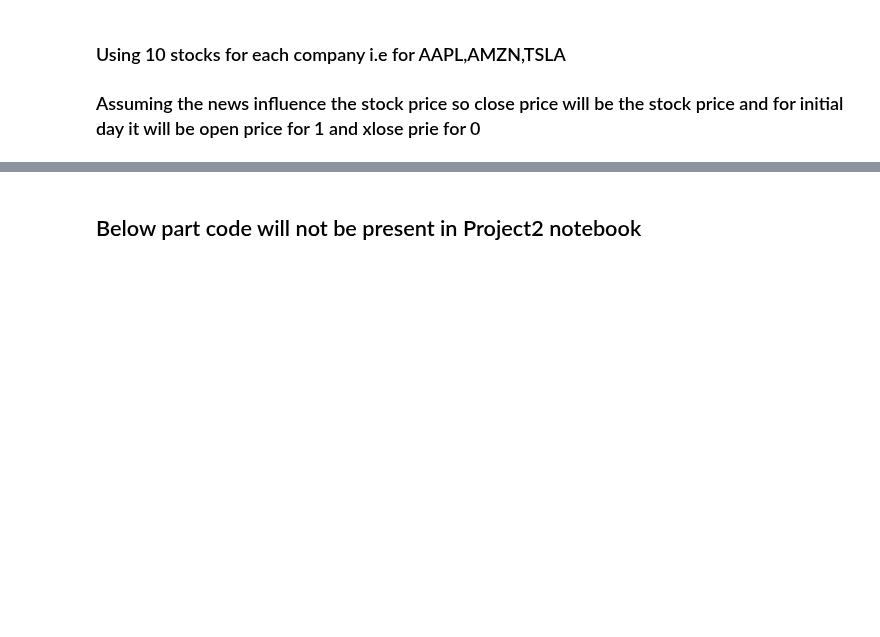
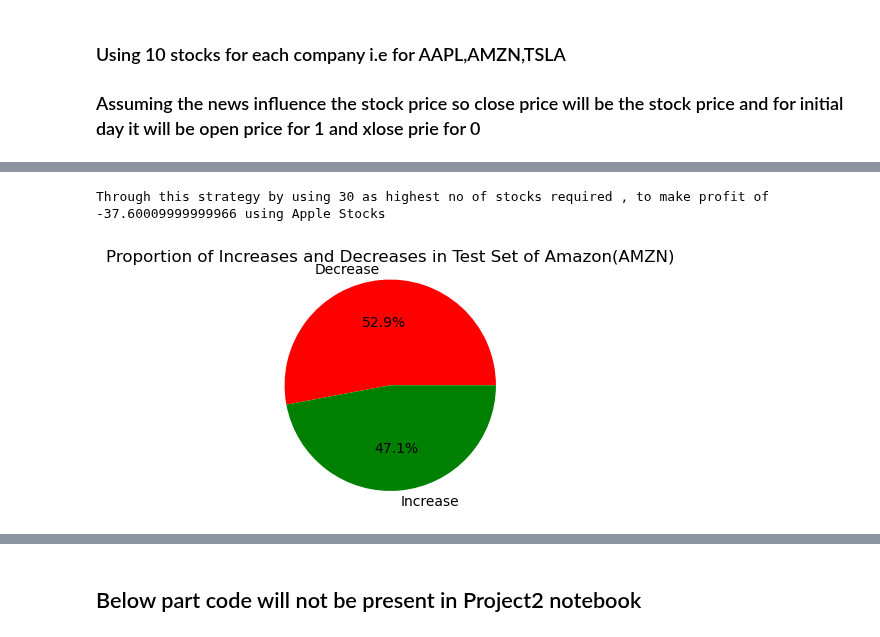
Before and after one commit to 37nomad/Stock-Sentiment-Analysis-Using-Machine-Learning, a Jupyter notebook: Finance_Project/Project2 - Copy.ipynb, the cells around one changed output, grey strips where cells are left out. Cells and saved outputs as stored; diff of their text form; code cells hidden in the pictures; blank space fills up the shorter version.

```diff
--- a/Finance_Project/Project2 - Copy.ipynb
+++ b/Finance_Project/Project2 - Copy.ipynb
@@ -878,0 +990,40 @@ port_df['pred_Label'].sum()
+# %%
+aapl_profit = 0
+stocks = 10
+count_of_1_in_aapl= 5
+first_iteration = True
+high_count_of_stock_in_aapl=0
+returns_aapl=[]
+buy_list=[]
+# sell_list=[]
+for open_price,close_price,pred_label in port_df.iloc[:17,[1,4,10]].values:
+    if first_iteration:
+        if pred_label == 0:
+            aapl_profit -= stocks * close_price
+            buy_list.append(close_price)
+        elif pred_label == 1:
+            aapl_profit -= stocks * open_price
+            buy_list.append(open_price)
+        first_iteration = False
+        continue
+    if stocks>high_count_of_stock_in_aapl:
+        high_count_of_stock_in_aapl=stocks
+    if(pred_label==1 and count_of_1_in_aapl>0):
+        count_of_1_in_aapl-=1
+        if stocks==0:
+            aapl_profit-= (10*open_price)
+            buy_list.append(open_price)
+            stocks+=10
+        elif stocks>0:
+            aapl_profit+=(stocks*close_price)
+            for buy in buy_list:
+                returns_aapl.append((close_price-buy)/(buy))
+            buy_list=[]
+            stocks=0
+    elif(pred_label==0 and count_of_1_in_aapl>0):
+        aapl_profit-=(10*close_price)
+        buy_list.append(close_price)
+        stocks+=10
+print(f"Through this strategy by using {high_count_of_stock_in_aapl} as highest no of stocks required , to make profit of {aapl_profit} using Apple Stocks" )
+# %% [output]
+Through this strategy by using 30 as highest no of stocks required , to make profit of -37.60009999999966 using Apple Stocks
@@ -878,0 +1033,10 @@ port_df['pred_Label'].sum()
+# %%
+counts = port_df.iloc[17:34,[10]].value_counts()
+labels = ['Decrease', 'Increase']
+plt.figure(figsize=(3, 3))
+plt.pie(counts, labels=labels, autopct='%1.1f%%',  colors=['red', 'green'])
+plt.title('Proportion of Increases and Decreases in Test Set of Amazon(AMZN)')
+plt.axis('equal')
+plt.show()
+# %% [output]
+[figure, added]
```
Also changed, not shown: parts of 45 cells of this notebook, 2 other files.
